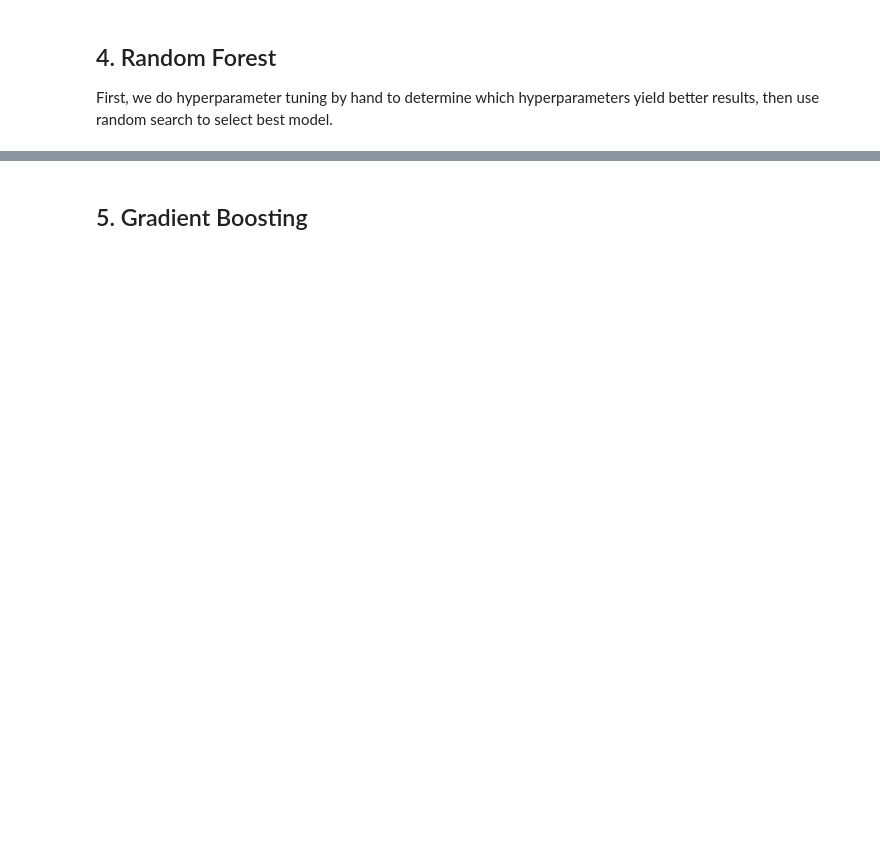
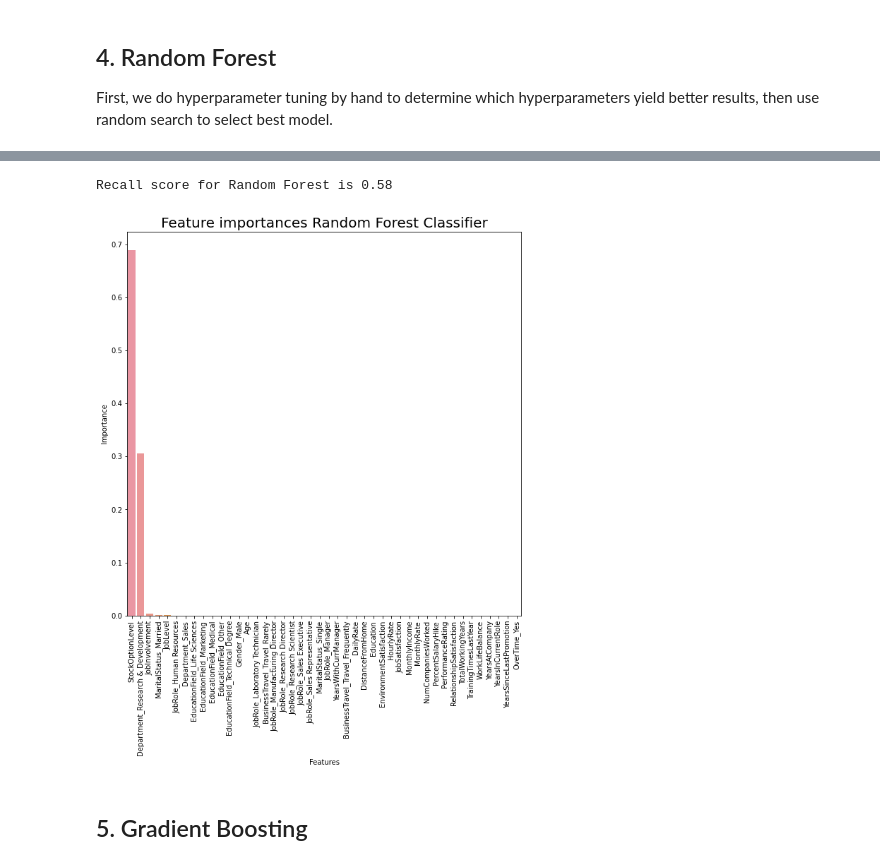
Before and after one commit to vita-levytska/HR-Analytics, a Jupyter notebook: HR-Analytics-Models.ipynb, the cells around one changed output, grey strips where cells are left out. Cells and saved outputs as stored; diff of their text form; code cells hidden in the pictures; blank space fills up the shorter version.

```diff
--- a/HR-Analytics-Models.ipynb
+++ b/HR-Analytics-Models.ipynb
@@ -211,18 +238,3 @@ Mean recall score after 10-fold cross validation is 0.96
-# %%
-from sklearn.model_selection import RandomizedSearchCV
-
-# Create the random grid
-random_grid_svm = {'n_estimators': [100, 250, 500, 750, 1000, 1250],
-               'max_features': [None, 0.9],
-               'max_depth': [1,2,3,4,5],
-               'min_samples_leaf': [1,2,3]}
-
-rf_random = RandomizedSearchCV(estimator = svm_model, param_distributions = random_grid_svm, n_iter = 100, cv = 3,
-                               verbose = 4, random_state=42)
-rf_random.fit(feat_train_sampled, resp_train_sampled)
-
-#select best model
-rf_random.best_estimator_
 # %% [markdown]
 <a id='rf'></a>
 ## 4. Random Forest
@@ -242,7 +256,7 @@ random_grid_rf = {'n_estimators': [100, 250, 500, 750, 1000, 1250],
                'max_depth': [1,2,3,4,5],
                'min_samples_leaf': [1,2,3]}
 
-rf_random = RandomizedSearchCV(estimator = rf, param_distributions = random_grid_rf, n_iter = 100, cv = 3, verbose = 4,
+rf_random = RandomizedSearchCV(estimator = rf, param_distributions = random_grid_rf, scoring = 'recall', n_iter = 100, cv = 3, verbose = 4,
                                random_state=42)
 rf_random.fit(feat_train_sampled, resp_train_sampled)
 
@@ -254,6 +288,22 @@ best_rf = RandomForestClassifier(max_depth=5, max_features=0.9, n_estimators=500
 best_rf = best_rf.fit(feat_train_sampled, resp_train_sampled)
 best_rf_recall = recall_score(resp_test, best_rf.predict(feat_test))
 print("Recall score for Random Forest is %2.2f" % rf_recall)
+# %% [output]
+Recall score for Random Forest is 0.58
+# %%
+rf_var_importance = pd.DataFrame(data={
+    'Features': feat_train_sampled.columns,
+    'Importance': rf.feature_importances_
+})
+rf_var_importance = rf_var_importance.sort_values(by='Importance', ascending=False)
+
+fig, ax = plt.subplots(figsize=(10,10))
+sns.barplot(x=rf_var_importance['Features'], y=rf_var_importance['Importance'], ax=ax)
+plt.title('Feature importances Random Forest Classifier', size=20)
+plt.xticks(rotation='vertical')
+plt.show()
+# %% [output]
+[figure, added]
 # %% [markdown]
 <a id='gb'></a>
 ## 5. Gradient Boosting
```
Also changed, not shown: parts of 22 cells of this notebook.
